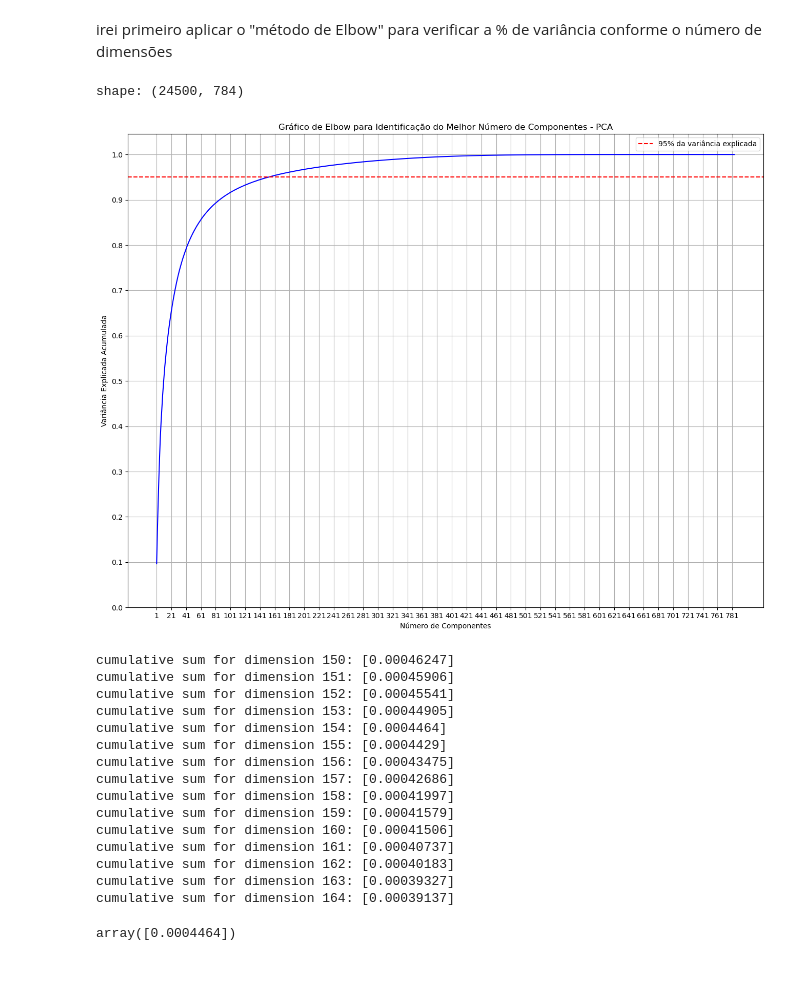
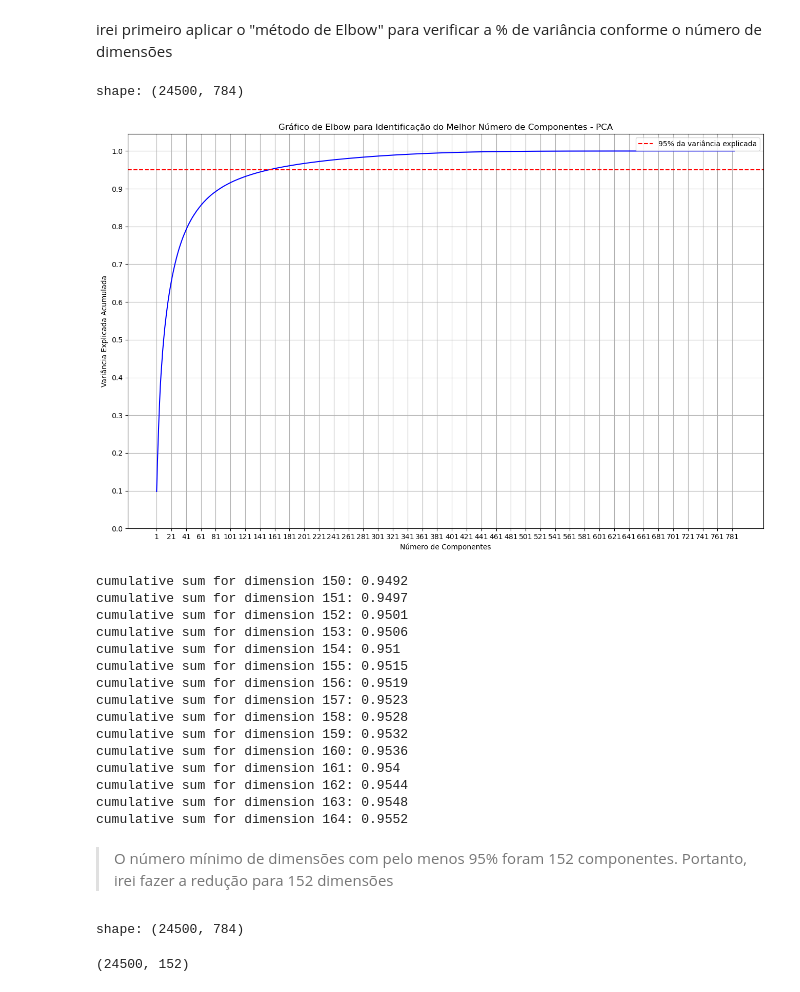
Before and after one commit to rafajovelho/Dimensionality-Reduction, a Jupyter notebook: PCA.ipynb, the cells around one changed output. Drawn from its saved outputs; the diff is of its cells as text; code cells hidden in the pictures.

```diff
--- a/PCA.ipynb
+++ b/PCA.ipynb
@@ -130,55 +137,67 @@ irei primeiro aplicar o "método de Elbow" para verificar a % de variância conf
 # %%
 from sklearn.decomposition import PCA
 import numpy as np
 
 pca = PCA()
 X_sample = X.sample(frac = 0.35)
 print(f'shape: {X_sample.shape}')
 # não usarei todos os dados pois é muito grande o dataset (70000)
 pca.fit(X_sample)
 
 cumulative_variance = np.cumsum(pca.explained_variance_ratio_)
 
-plt.figure(figsize=(16,12))
+plt.figure(figsize=(16,10))
 plt.plot(range(1,len(cumulative_variance) + 1, 1),  cumulative_variance,  linestyle = '-', color = 'b')
 plt.xlabel('Número de Componentes')
 plt.ylabel('Variância Explicada Acumulada')
 plt.title('Gráfico de Elbow para Identificação do Melhor Número de Componentes - PCA')
 plt.grid()
 
 # Definindo a escala do eixo X de 1 em 1
 plt.xticks(np.arange(1, len(cumulative_variance) + 1, 20))
 plt.yticks(np.arange(0, 1.1, 0.10))
 plt.axhline(y=0.95, color='r', linestyle='--', label='95% da variância explicada')
 plt.legend()
 
 plt.show()
 # checar agora certinho a quantidade de
 # %% [output]
 shape: (24500, 784)
-[figure, old version]
+[figure, new version]
 # %%
 # manteve-se 95% de variancia entre 161 e 150 mais ou menos. Irei checar
 lst = [150,151,152,153,154,155,156,157,158,159,160,161,162,163,164]
 for i in lst:
-    print(f'cumulative sum for dimension {i}: {np.cumsum(pca.explained_variance_ratio_[i])}') ### -> está errado
+    print(f'cumulative sum for dimension {i}: {round(np.cumsum(pca.explained_variance_ratio_)[i],4)}') ### -> está errado
 # %% [output]
-cumulative sum for dimension 150: [0.00046247]
-cumulative sum for dimension 151: [0.00045906]
-cumulative sum for dimension 152: [0.00045541]
-cumulative sum for dimension 153: [0.00044905]
-cumulative sum for dimension 154: [0.0004464]
-cumulative sum for dimension 155: [0.0004429]
-cumulative sum for dimension 156: [0.00043475]
-cumulative sum for dimension 157: [0.00042686]
-cumulative sum for dimension 158: [0.00041997]
-cumulative sum for dimension 159: [0.00041579]
-cumulative sum for dimension 160: [0.00041506]
-cumulative sum for dimension 161: [0.00040737]
-cumulative sum for dimension 162: [0.00040183]
-cumulative sum for dimension 163: [0.00039327]
-cumulative sum for dimension 164: [0.00039137]
+cumulative sum for dimension 150: 0.9492
+cumulative sum for dimension 151: 0.9497
+cumulative sum for dimension 152: 0.9501
+cumulative sum for dimension 153: 0.9506
+cumulative sum for dimension 154: 0.951
+cumulative sum for dimension 155: 0.9515
+cumulative sum for dimension 156: 0.9519
+cumulative sum for dimension 157: 0.9523
+cumulative sum for dimension 158: 0.9528
+cumulative sum for dimension 159: 0.9532
+cumulative sum for dimension 160: 0.9536
+cumulative sum for dimension 161: 0.954
+cumulative sum for dimension 162: 0.9544
+cumulative sum for dimension 163: 0.9548
+cumulative sum for dimension 164: 0.9552
-# %%
-np.cumsum(pca.explained_variance_ratio_[154])
-# %% [output]
-array([0.0004464])
+# %% [markdown]
+>O número mínimo de dimensões com pelo menos 95% foram 152 componentes. Portanto, irei fazer a redução para 152 dimensões
+# %%
+pca = PCA(n_components=152)
+X_sample = X.sample(frac = 0.35, random_state = 19)
+y_sample = y[X_sample.index.to_numpy()] # irei usar para label do meu plot de imagens -> nomo y não esta como pandas Serie, nao pude usar o iloc[X_sample.index]. Apenas indexeis os valores do X_sample
+print(f'shape: {X_sample.shape}')
+# não usarei todos os dados pois é muito grande o dataset (70000)
+X_reduced = pca.fit_transform(X_sample)
+# %% [output]
+shape: (24500, 784)
+# %%
+# 152 dimensões
+X_reduced.shape
+# %% [output]
+(24500, 152)
```
Also changed, not shown: parts of 5 cells of this notebook.
